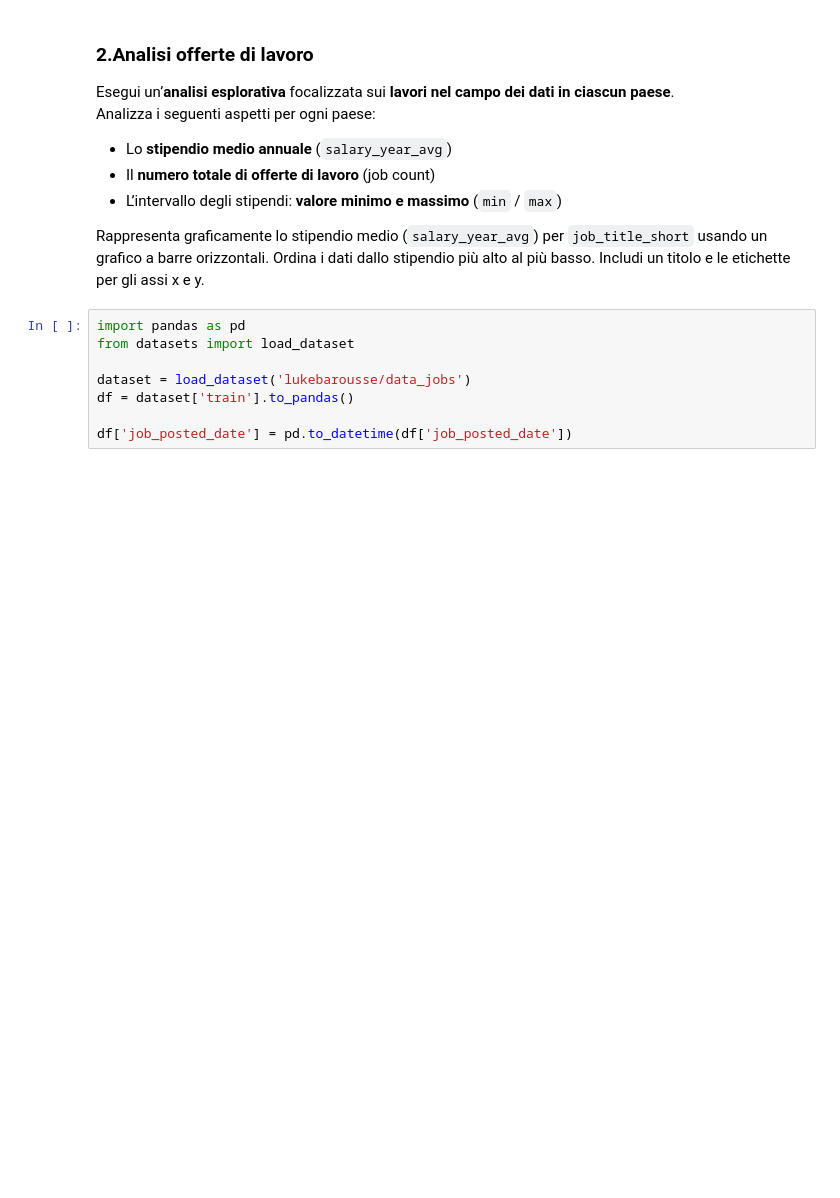
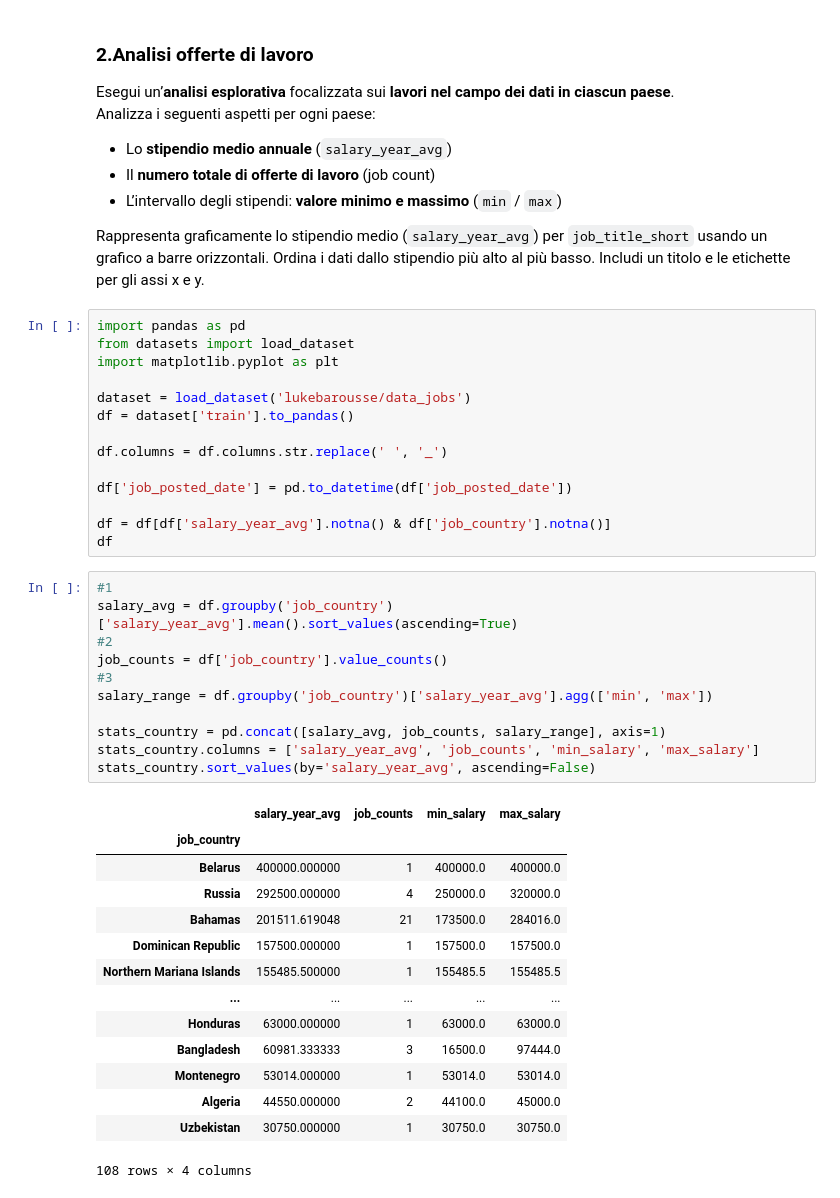
Before and after one commit to sarad996/Programminglab2, a Jupyter notebook: esercizi/3_Esercizi_lez_3.ipynb, the cells around one changed output. Drawn from its saved outputs; the diff is of its cells as text; blank space fills up the shorter version.

```diff
--- a/esercizi/3_Esercizi_lez_3.ipynb
+++ b/esercizi/3_Esercizi_lez_3.ipynb
@@ -138,8 +138,40 @@ Rappresenta graficamente lo stipendio medio (`salary_year_avg`) per `job_title_s
 # %%
 import pandas as pd
 from datasets import load_dataset
+import matplotlib.pyplot as plt
 
 dataset = load_dataset('lukebarousse/data_jobs')
 df = dataset['train'].to_pandas()
 
+df.columns = df.columns.str.replace(' ', '_')
+
 df['job_posted_date'] = pd.to_datetime(df['job_posted_date'])
+
+df = df[df['salary_year_avg'].notna() & df['job_country'].notna()]
+df
+# %%
+#1
+salary_avg = df.groupby('job_country')['salary_year_avg'].mean().sort_values(ascending=True)
+#2
+job_counts = df['job_country'].value_counts()
+#3
+salary_range = df.groupby('job_country')['salary_year_avg'].agg(['min', 'max'])
+
+stats_country = pd.concat([salary_avg, job_counts, salary_range], axis=1)
+stats_country.columns = ['salary_year_avg', 'job_counts', 'min_salary', 'max_salary']
+stats_country.sort_values(by='salary_year_avg', ascending=False)
+# %% [output]
+|  | salary_year_avg | job_counts | min_salary | max_salary |
+| job_country |  |  |  |  |
+| Belarus | 400000.000000 | 1 | 400000.0 | 400000.0 |
+| Russia | 292500.000000 | 4 | 250000.0 | 320000.0 |
+| Bahamas | 201511.619048 | 21 | 173500.0 | 284016.0 |
+| Dominican Republic | 157500.000000 | 1 | 157500.0 | 157500.0 |
+| Northern Mariana Islands | 155485.500000 | 1 | 155485.5 | 155485.5 |
+| ... | ... | ... | ... | ... |
+| Honduras | 63000.000000 | 1 | 63000.0 | 63000.0 |
+| Bangladesh | 60981.333333 | 3 | 16500.0 | 97444.0 |
+| Montenegro | 53014.000000 | 1 | 53014.0 | 53014.0 |
+| Algeria | 44550.000000 | 2 | 44100.0 | 45000.0 |
+| Uzbekistan | 30750.000000 | 1 | 30750.0 | 30750.0 |
+108 rows × 4 columns
```
Also changed, not shown: parts of 1 cell of this notebook.
